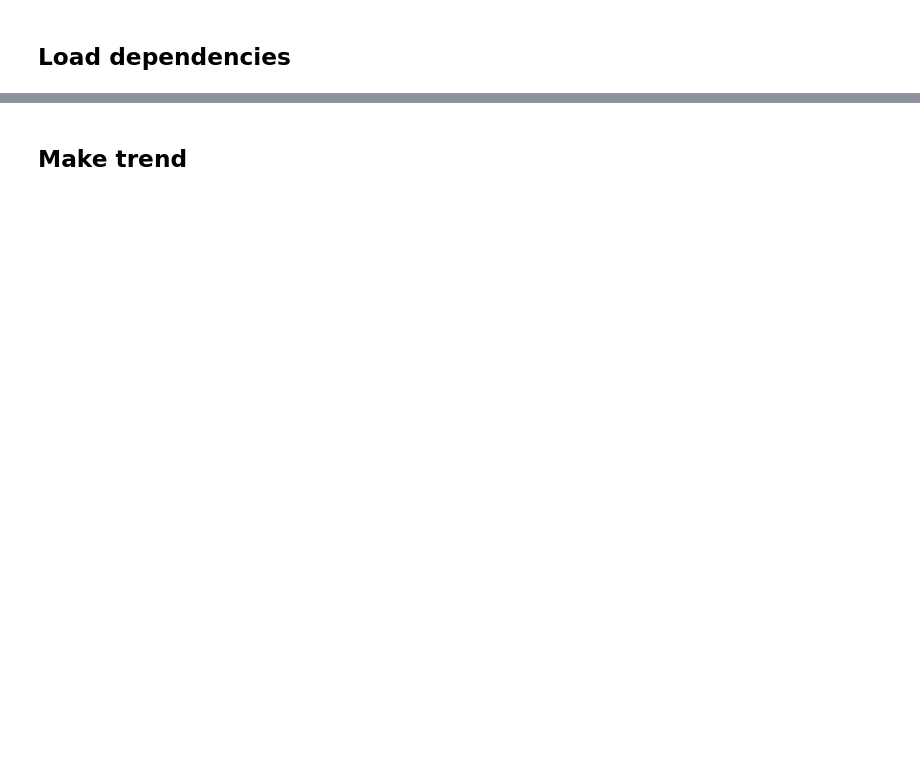
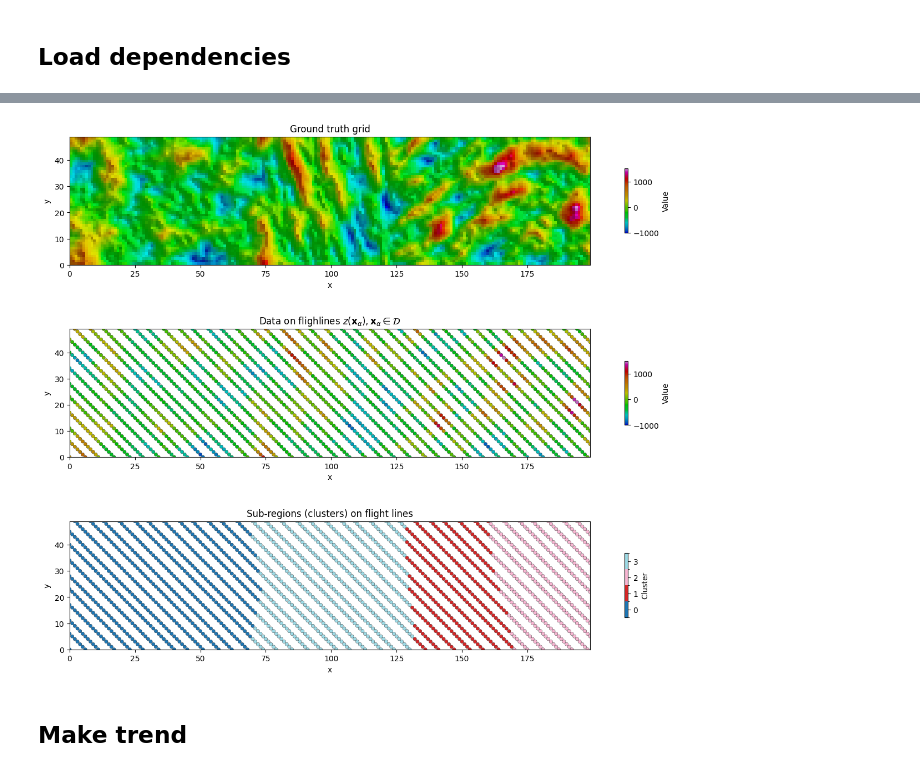
Before and after one commit to Stanford-Mineral-X/multigrid-sgsim, a Jupyter notebook: examples/demo_mgsim.ipynb, the cells around one changed output, grey strips where cells are left out. Cells and saved outputs as stored; diff of their text form; code cells hidden in the pictures; blank space fills up the shorter version.

```diff
--- a/examples/demo_mgsim.ipynb
+++ b/examples/demo_mgsim.ipynb
@@ -106,3 +72,65 @@ plt.tight_layout()
+# %%
+## PLOT GROUND TRUTH GRID AND FLIGHTLINES ##
+## ====================================== ##
+
+# color scale limits:
+vmin, vmax = -1000, 1500
+norm = Normalize(vmin=vmin, vmax=vmax)
+
+# get grid dimensions:
+x_unique = np.unique(gt_xyvc[:,0]); x_unique.sort()
+y_unique = np.unique(gt_xyvc[:,1]); y_unique.sort()
+nx, ny   = len(x_unique), len(y_unique)
+
+# reshape to 2D grid:
+gt_val_grid = gt_xyvc[:,2].reshape(ny, nx)
+
+# light-shading:
+gt_rgb = ls.shade(gt_val_grid, cmap=geosoft_cmap,blend_mode='soft', vmin=vmin, vmax=vmax)
+extent = [x_unique.min(), x_unique.max(), y_unique.min(), y_unique.max()]
+
+# cluster colormap setup ---
+regions = gt_xyvc[:, 3]
+unique_regions = np.unique(regions)
+n_regions = len(unique_regions)
+cmap_disc = plt.colormaps["tab20"].resampled(n_regions)
+norm_disc = mpl.colors.BoundaryNorm(boundaries=np.arange(-0.5, n_regions + 0.5, 1),ncolors=n_regions)
+
+# -- plots:
+fig, axes = plt.subplots(3, 1, figsize=(16, 12))
+plt.subplots_adjust(hspace=0.5)
+
+# ground truth grid:
+axes[0].imshow(gt_rgb, origin='lower', extent=extent, interpolation='nearest')
+axes[0].set_title(r'Ground truth grid')
+axes[0].set_xlabel("x"); axes[0].set_ylabel("y")
+sm = plt.cm.ScalarMappable(norm=norm, cmap=geosoft_cmap)
+sm.set_array([])
+fig.colorbar(sm, ax=axes[0], shrink=0.5, label='Value')
+
+# flight line data:
+fl_x, fl_y, fl_val = fl_xyvc[:, 0], fl_xyvc[:, 1], fl_xyvc[:, 2]
+sc = axes[1].scatter(fl_x, fl_y,c=fl_val, cmap=geosoft_cmap, norm=norm,s=20, edgecolors='k', linewidths=0.25,rasterized=True)
+axes[1].set_title(r'Data on flighlines $z(\mathbf{x}_\alpha), \mathbf{x}_\alpha\in\mathcal{D}$')
+axes[1].set_xlabel("x"); axes[1].set_ylabel("y")
+axes[1].set_aspect('equal', adjustable='box')
+axes[1].set_xlim(extent[0], extent[1]); axes[1].set_ylim(extent[2], extent[3])
+sm = plt.cm.ScalarMappable(norm=norm, cmap=geosoft_cmap)
+sm.set_array([])
+fig.colorbar(sm, ax=axes[1], shrink=0.5, label='Value')
+
+# sub-region (clusters):
+sc2 = axes[2].scatter(fl_xyvc[:, 0], fl_xyvc[:, 1],c=fl_xyvc[:, 3],cmap=cmap_disc, norm=norm_disc,s=20, edgecolors='k', linewidths=0.25, rasterized=True)
+axes[2].set_title("Sub-regions (clusters) on flight lines")
+axes[2].set_xlabel("x"); axes[2].set_ylabel("y")
+axes[2].set_aspect('equal', adjustable='box')
+axes[2].set_xlim(extent[0], extent[1]); axes[2].set_ylim(extent[2], extent[3])
+cb2 = fig.colorbar(sc2, ax=axes[2], shrink=0.5, ticks=np.arange(n_regions), label="Cluster")
+cb2.ax.set_yticklabels([f"{int(r)}" for r in unique_regions])
+
+plt.show()
+# %% [output]
+[figure, added]
 # %% [markdown]
 ## Make trend
 # %%
```
Also changed, not shown: parts of 19 cells of this notebook.
